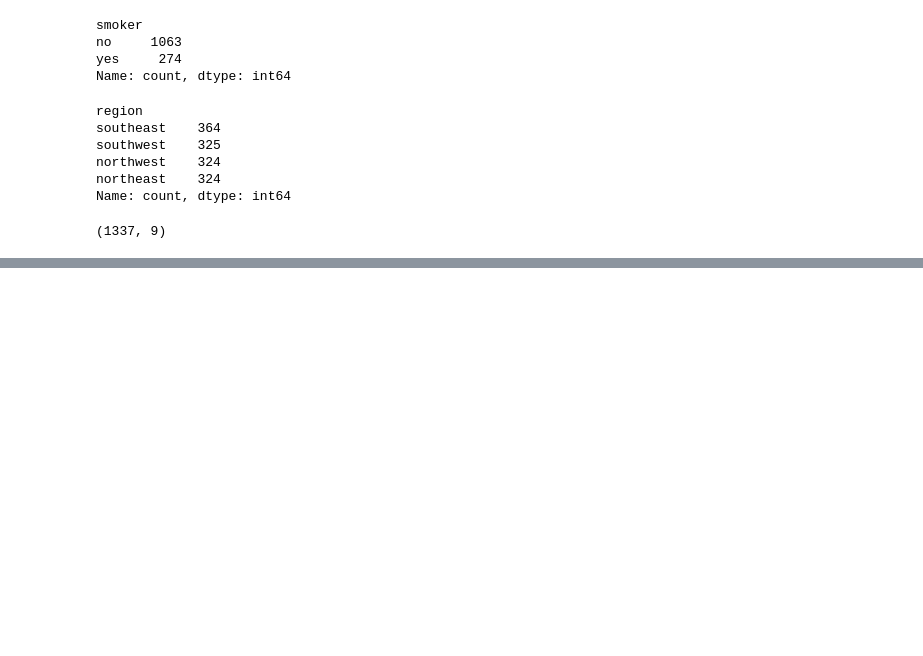
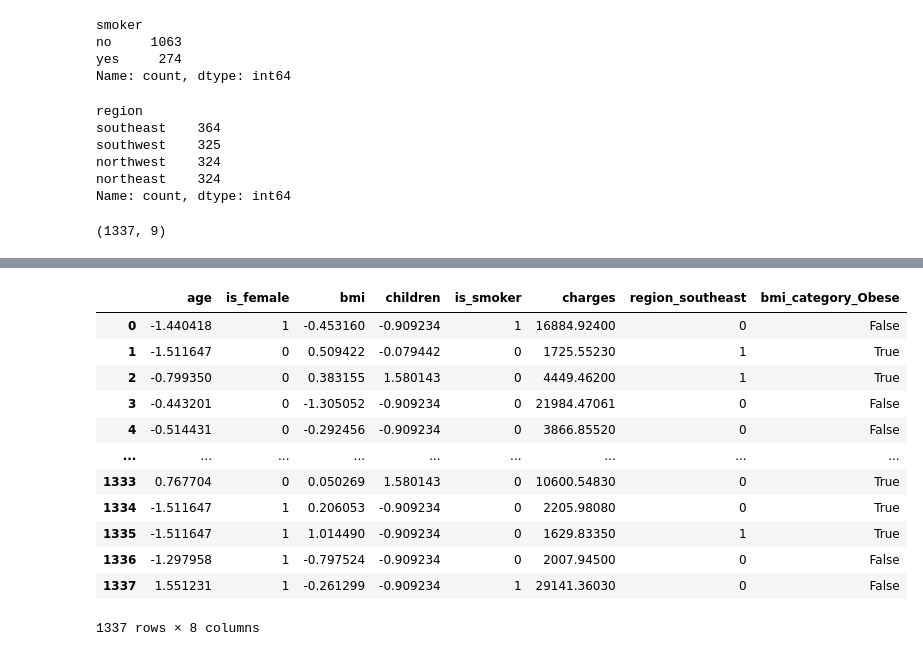
Before and after one commit to waseem-development/AI-NAVTTC, a Jupyter notebook: multi_modal_ai_engineering_journey/6_data_analysis/project_1/source_code/insurance.ipynb, the cells around one changed output, grey strips where cells are left out. Saved outputs shown, nothing was run; the diff lists cells and outputs as text; code cells hidden in the pictures; blank space fills up the shorter version.

```diff
--- a/multi_modal_ai_engineering_journey/6_data_analysis/project_1/source_code/insurance.ipynb
+++ b/multi_modal_ai_engineering_journey/6_data_analysis/project_1/source_code/insurance.ipynb
@@ -284,0 +350,6 @@ df_cleaned.shape
+# %%
+from sklearn.preprocessing import StandardScaler
+cols = ["age", "bmi", "children"]
+scalar = StandardScaler()
+
+df_cleaned[cols] = scalar.fit_transform(df_cleaned[cols])
@@ -284,0 +401,42 @@ df_cleaned.shape
+# %%
+cat_features = [
+    'is_female', 'is_smoker',
+    'region_northwest', 'region_southeast', 'region_southwest',
+    'bmi_category_Normal', 'bmi_category_Overweight', 'bmi_category_Obese'
+]
+
+from scipy.stats import chi2_contingency
+import pandas as pd
+
+alpha = 0.05
+
+df_cleaned['charges_bin'] = pd.qcut(df_cleaned['charges'], q=4, labels=False)
+chi2_results = {}
+
+for col in cat_features:
+    contingency = pd.crosstab(df_cleaned[col], df_cleaned['charges_bin'])
+    chi2_stat, p_val, _, _ = chi2_contingency(contingency)
+    decision = 'Reject Null (Keep Feature)' if p_val < alpha else 'Accept Null (Drop Feature)'
+    chi2_results[col] = {
+        'chi2_statistic': chi2_stat,
+        'p_value': p_val,
+        'Decision': decision
+    }
+# %%
+df_final = df_cleaned[['age', 'is_female', 'bmi', 'children', 'is_smoker', 'charges', 'region_southeast', 'bmi_category_Obese']]
+# %%
+df_final
+# %% [output]
+|  | age | is_female | bmi | children | is_smoker | charges | region_southeast | bmi_category_Obese |
+| 0 | -1.440418 | 1 | -0.453160 | -0.909234 | 1 | 16884.92400 | 0 | False |
+| 1 | -1.511647 | 0 | 0.509422 | -0.079442 | 0 | 1725.55230 | 1 | True |
+| 2 | -0.799350 | 0 | 0.383155 | 1.580143 | 0 | 4449.46200 | 1 | True |
+| 3 | -0.443201 | 0 | -1.305052 | -0.909234 | 0 | 21984.47061 | 0 | False |
+| 4 | -0.514431 | 0 | -0.292456 | -0.909234 | 0 | 3866.85520 | 0 | False |
+| ... | ... | ... | ... | ... | ... | ... | ... | ... |
+| 1333 | 0.767704 | 0 | 0.050269 | 1.580143 | 0 | 10600.54830 | 0 | True |
+| 1334 | -1.511647 | 1 | 0.206053 | -0.909234 | 0 | 2205.98080 | 0 | True |
+| 1335 | -1.511647 | 1 | 1.014490 | -0.909234 | 0 | 1629.83350 | 1 | True |
+| 1336 | -1.297958 | 1 | -0.797524 | -0.909234 | 0 | 2007.94500 | 0 | False |
+| 1337 | 1.551231 | 1 | -0.261299 | -0.909234 | 1 | 29141.36030 | 0 | False |
+1337 rows × 8 columns
```
Also changed, not shown: parts of 12 cells of this notebook, 1 other file.
